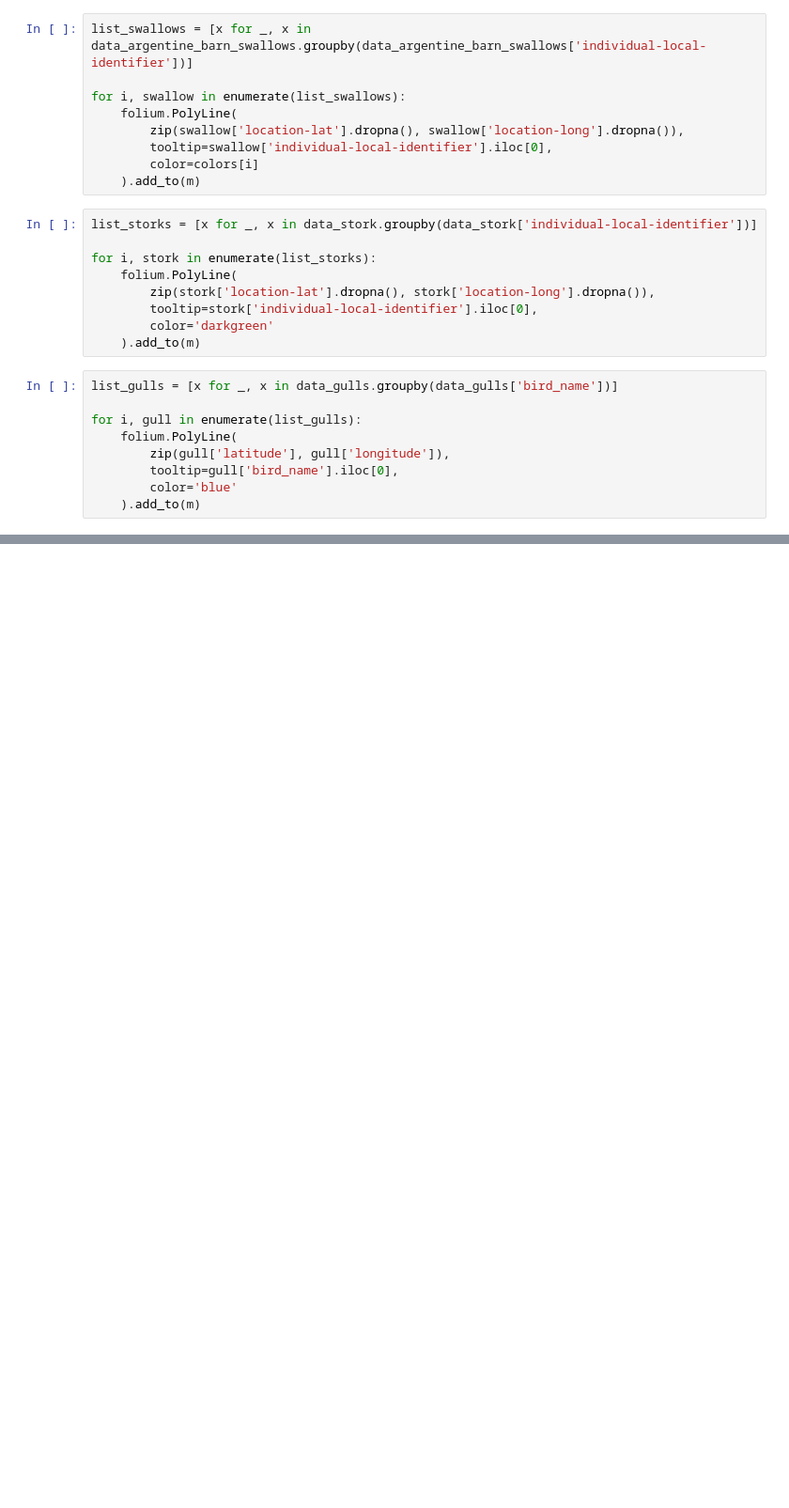
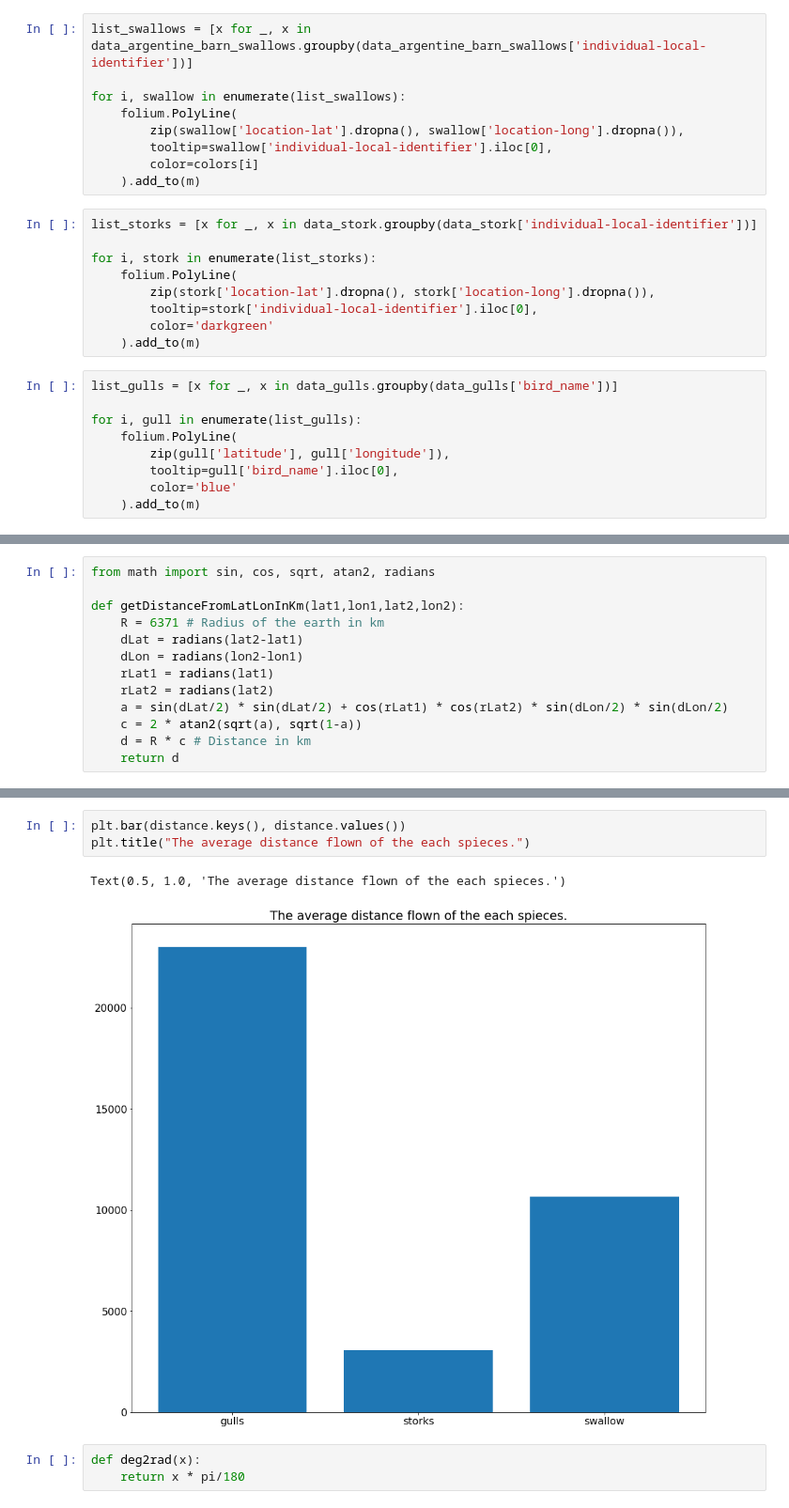
Before and after one commit to chewbacca13/Visualisation-Project, a Jupyter notebook: project.ipynb, the cells around one changed output, grey strips where cells are left out. Shown at 94% size. Drawn from its saved outputs; the diff is of its cells as text; blank space fills up the shorter version.

```diff
--- a/project.ipynb
+++ b/project.ipynb
@@ -90,0 +186,13 @@ m
+# %%
+from math import sin, cos, sqrt, atan2, radians
+
+def getDistanceFromLatLonInKm(lat1,lon1,lat2,lon2):
+    R = 6371 # Radius of the earth in km
+    dLat = radians(lat2-lat1)
+    dLon = radians(lon2-lon1)
+    rLat1 = radians(lat1)
+    rLat2 = radians(lat2)
+    a = sin(dLat/2) * sin(dLat/2) + cos(rLat1) * cos(rLat2) * sin(dLon/2) * sin(dLon/2)
+    c = 2 * atan2(sqrt(a), sqrt(1-a))
+    d = R * c # Distance in km
+    return d
@@ -90,0 +247,9 @@ m
+# %%
+plt.bar(distance.keys(), distance.values())
+plt.title("The average distance flown of the each spieces.")
+# %% [output]
+Text(0.5, 1.0, 'The average distance flown of the each spieces.')
+[figure, added]
+# %%
+def deg2rad(x):
+    return x * pi/180
```
Also changed, not shown: parts of 11 cells of this notebook, 1 other file.
